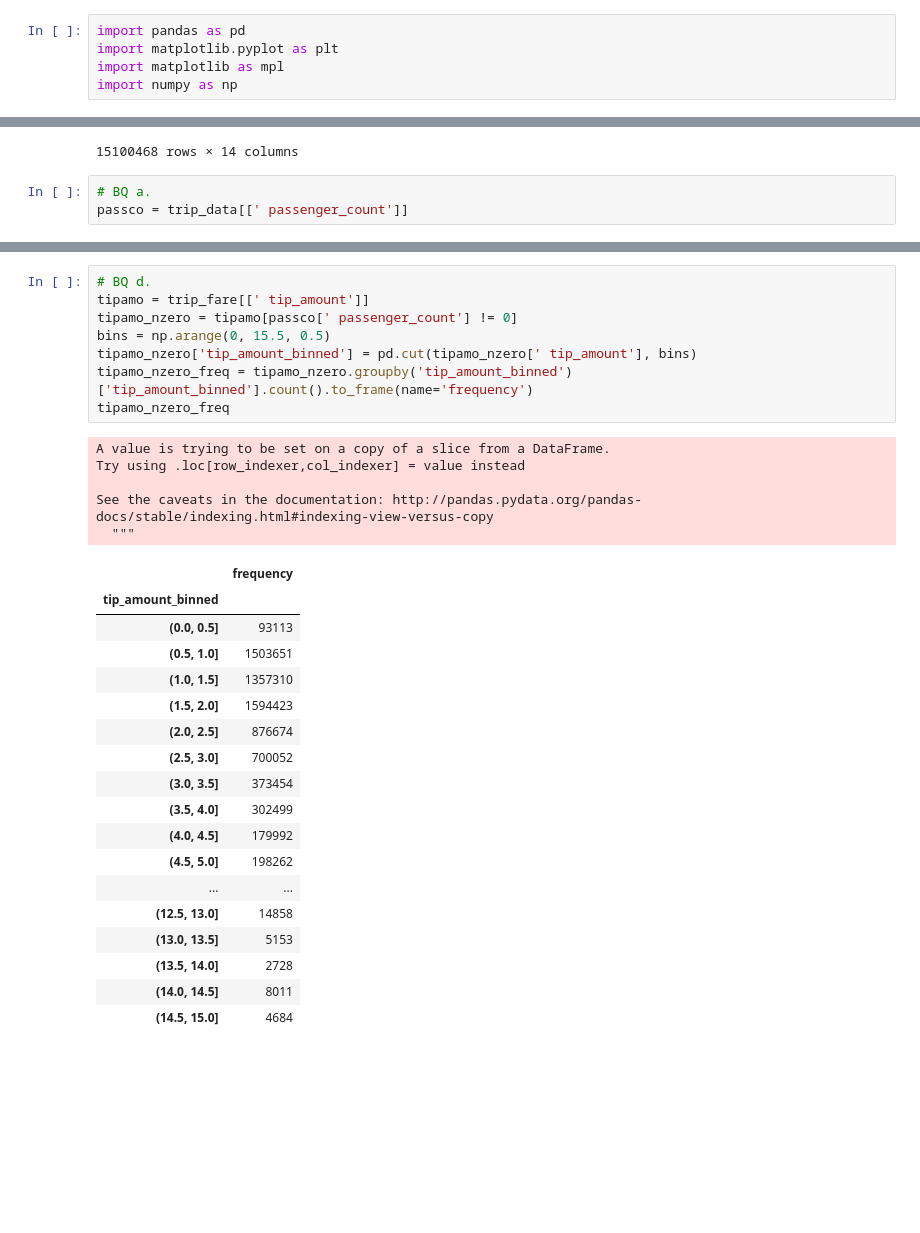
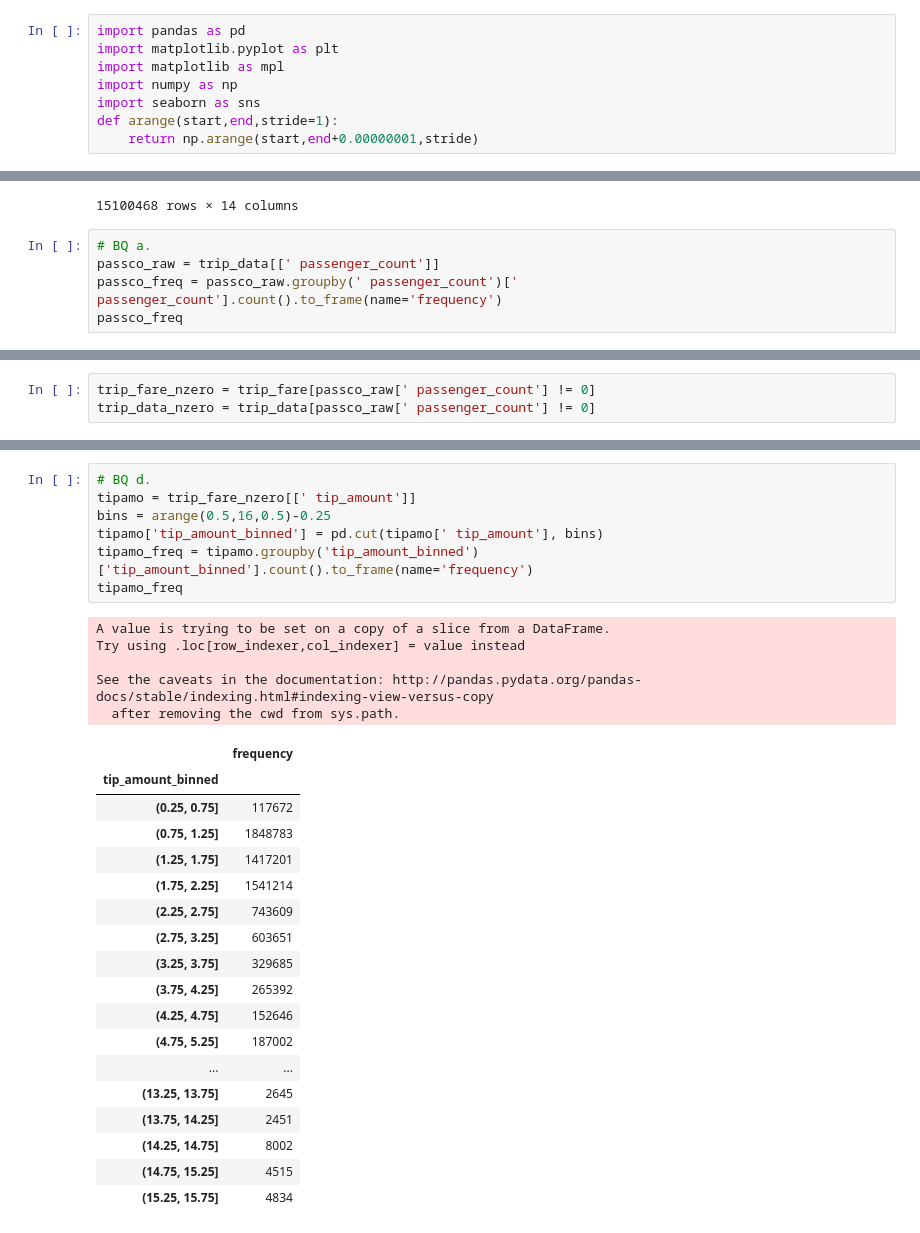
Before and after one commit to ERDuran/taxi, a Jupyter notebook: p01_inspect_data.ipynb, the cells around one changed output, grey strips where cells are left out. Saved outputs shown, nothing was run; the diff lists cells and outputs as text; blank space fills up the shorter version.

```diff
--- a/p01_inspect_data.ipynb
+++ b/p01_inspect_data.ipynb
@@ -3,6 +3,9 @@ import pandas as pd
 import matplotlib.pyplot as plt
 import matplotlib as mpl
 import numpy as np
+import seaborn as sns
+def arange(start,end,stride=1):
+    return np.arange(start,end+0.00000001,stride)
 # %%
 !pwd
 # %% [output]
@@ -93,4 +75,6 @@ trip_data
 15100468 rows × 14 columns
 # %%
 # BQ a.
-passco = trip_data[[' passenger_count']]
+passco_raw = trip_data[[' passenger_count']]
+passco_freq = passco_raw.groupby(' passenger_count')[' passenger_count'].count().to_frame(name='frequency')
+passco_freq
@@ -97 +93,4 @@ passco = trip_data[[' passenger_count']]
+# %%
+trip_fare_nzero = trip_fare[passco_raw[' passenger_count'] != 0]
+trip_data_nzero = trip_data[passco_raw[' passenger_count'] != 0]
 # %%
@@ -210,32 +223,31 @@ plt.gca().yaxis.set_major_formatter(mpl.ticker.StrMethodFormatter('{x:,.0f}'))
 # %%
 # BQ d.
-tipamo = trip_fare[[' tip_amount']]
-tipamo_nzero = tipamo[passco[' passenger_count'] != 0]
-bins = np.arange(0, 15.5, 0.5)
-tipamo_nzero['tip_amount_binned'] = pd.cut(tipamo_nzero[' tip_amount'], bins)
-tipamo_nzero_freq = tipamo_nzero.groupby('tip_amount_binned')['tip_amount_binned'].count().to_frame(name='frequency')
-tipamo_nzero_freq
+tipamo = trip_fare_nzero[[' tip_amount']]
+bins = arange(0.5,16,0.5)-0.25
+tipamo['tip_amount_binned'] = pd.cut(tipamo[' tip_amount'], bins)
+tipamo_freq = tipamo.groupby('tip_amount_binned')['tip_amount_binned'].count().to_frame(name='frequency')
+tipamo_freq
 # %% [output]
 A value is trying to be set on a copy of a slice from a DataFrame.
 Try using .loc[row_indexer,col_indexer] = value instead
 
 See the caveats in the documentation: http://pandas.pydata.org/pandas-docs/stable/indexing.html#indexing-view-versus-copy
-  """
+  after removing the cwd from sys.path.
 |  | frequency |
 | tip_amount_binned |  |
-| (0.0, 0.5] | 93113 |
-| (0.5, 1.0] | 1503651 |
-| (1.0, 1.5] | 1357310 |
-| (1.5, 2.0] | 1594423 |
-| (2.0, 2.5] | 876674 |
-| (2.5, 3.0] | 700052 |
-| (3.0, 3.5] | 373454 |
-| (3.5, 4.0] | 302499 |
-| (4.0, 4.5] | 179992 |
-| (4.5, 5.0] | 198262 |
+| (0.25, 0.75] | 117672 |
+| (0.75, 1.25] | 1848783 |
+| (1.25, 1.75] | 1417201 |
+| (1.75, 2.25] | 1541214 |
+| (2.25, 2.75] | 743609 |
+| (2.75, 3.25] | 603651 |
+| (3.25, 3.75] | 329685 |
+| (3.75, 4.25] | 265392 |
+| (4.25, 4.75] | 152646 |
+| (4.75, 5.25] | 187002 |
 | ... | ... |
-| (12.5, 13.0] | 14858 |
-| (13.0, 13.5] | 5153 |
-| (13.5, 14.0] | 2728 |
-| (14.0, 14.5] | 8011 |
-| (14.5, 15.0] | 4684 |
+| (13.25, 13.75] | 2645 |
+| (13.75, 14.25] | 2451 |
+| (14.25, 14.75] | 8002 |
+| (14.75, 15.25] | 4515 |
+| (15.25, 15.75] | 4834 |
```
Also changed, not shown: parts of 24 cells of this notebook.
